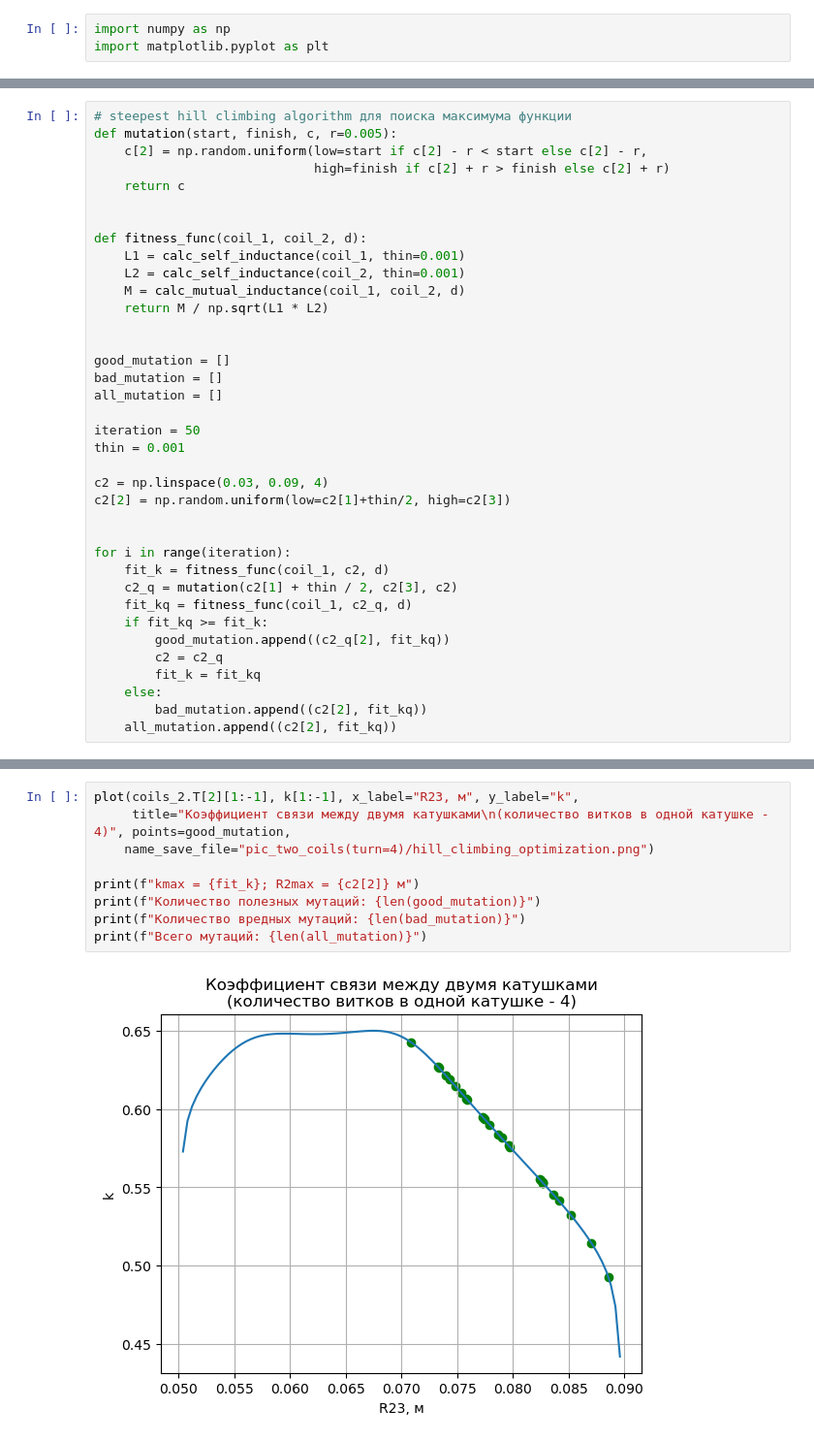
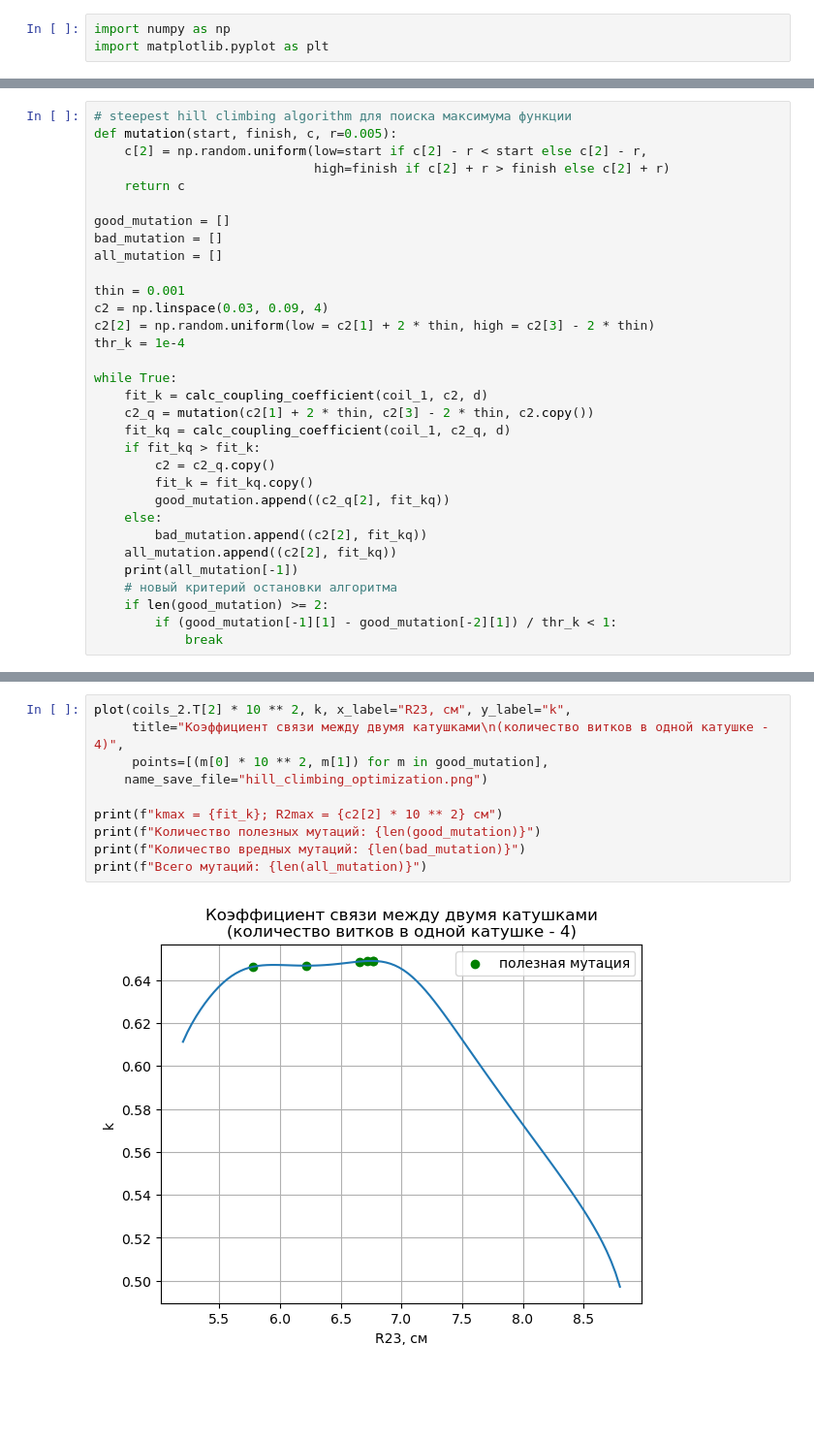
Before and after one commit to AndreyMorozov42/coil-optimization-algorithms, a Jupyter notebook: scripts/two-coils(N=4)/hill_climbing_optimization_for_two_coils(turn=4).ipynb, the cells around one changed output, grey strips where cells are left out. Shown: that part at 97% size. Drawn from its saved outputs; the diff is of its cells as text; blank space fills up the shorter version.

```diff
--- a/scripts/two-coils(N=4)/hill_climbing_optimization_for_two_coils(turn=4).ipynb
+++ b/scripts/two-coils(N=4)/hill_climbing_optimization_for_two_coils(turn=4).ipynb
@@ -112,33 +121,28 @@ def mutation(start, finish, c, r=0.005):
                              high=finish if c[2] + r > finish else c[2] + r)
     return c
 
-
-def fitness_func(coil_1, coil_2, d):
-    L1 = calc_self_inductance(coil_1, thin=0.001)
-    L2 = calc_self_inductance(coil_2, thin=0.001)
-    M = calc_mutual_inductance(coil_1, coil_2, d)
-    return M / np.sqrt(L1 * L2)
-
-
 good_mutation = []
 bad_mutation = []
 all_mutation = []
 
-iteration = 50
 thin = 0.001
+c2 = np.linspace(0.03, 0.09, 4)
+c2[2] = np.random.uniform(low = c2[1] + 2 * thin, high = c2[3] - 2 * thin)
+thr_k = 1e-4
 
-c2 = np.linspace(0.03, 0.09, 4)
-c2[2] = np.random.uniform(low=c2[1]+thin/2, high=c2[3])
-
-
-for i in range(iteration):
-    fit_k = fitness_func(coil_1, c2, d)
-    c2_q = mutation(c2[1] + thin / 2, c2[3], c2)
-    fit_kq = fitness_func(coil_1, c2_q, d)
-    if fit_kq >= fit_k:
+while True:
+    fit_k = calc_coupling_coefficient(coil_1, c2, d)
+    c2_q = mutation(c2[1] + 2 * thin, c2[3] - 2 * thin, c2.copy())
+    fit_kq = calc_coupling_coefficient(coil_1, c2_q, d)
+    if fit_kq > fit_k:
+        c2 = c2_q.copy()
+        fit_k = fit_kq.copy()
         good_mutation.append((c2_q[2], fit_kq))
-        c2 = c2_q
-        fit_k = fit_kq
     else:
         bad_mutation.append((c2[2], fit_kq))
     all_mutation.append((c2[2], fit_kq))
+    print(all_mutation[-1])
+    # новый критерий остановки алгоритма
+    if len(good_mutation) >= 2:
+        if (good_mutation[-1][1] - good_mutation[-2][1]) / thr_k < 1:
+            break
@@ -145,11 +167,12 @@ for i in range(iteration):
 # %%
-plot(coils_2.T[2][1:-1], k[1:-1], x_label="R23, м", y_label="k",
-     title="Коэффициент связи между двумя катушками\n(количество витков в одной катушке - 4)", points=good_mutation,
-    name_save_file="pic_two_coils(turn=4)/hill_climbing_optimization.png")
+plot(coils_2.T[2] * 10 ** 2, k, x_label="R23, см", y_label="k",
+     title="Коэффициент связи между двумя катушками\n(количество витков в одной катушке - 4)",
+     points=[(m[0] * 10 ** 2, m[1]) for m in good_mutation],
+    name_save_file="hill_climbing_optimization.png")
 
-print(f"kmax = {fit_k}; R2max = {c2[2]} м")
+print(f"kmax = {fit_k}; R2max = {c2[2] * 10 ** 2} cм")
 print(f"Количество полезных мутаций: {len(good_mutation)}")
 print(f"Количество вредных мутаций: {len(bad_mutation)}")
 print(f"Всего мутаций: {len(all_mutation)}")
 # %% [output]
-[figure, old version]
+[figure, new version]
```
Also changed, not shown: parts of 9 cells of this notebook, 17 other files.
